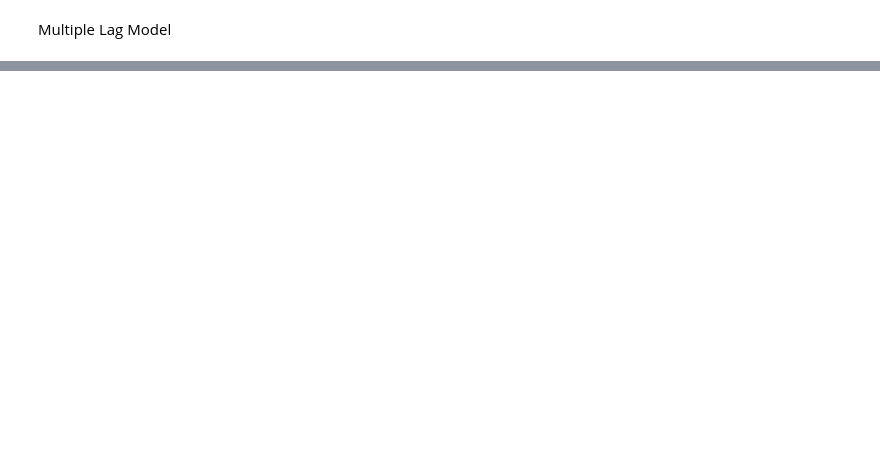
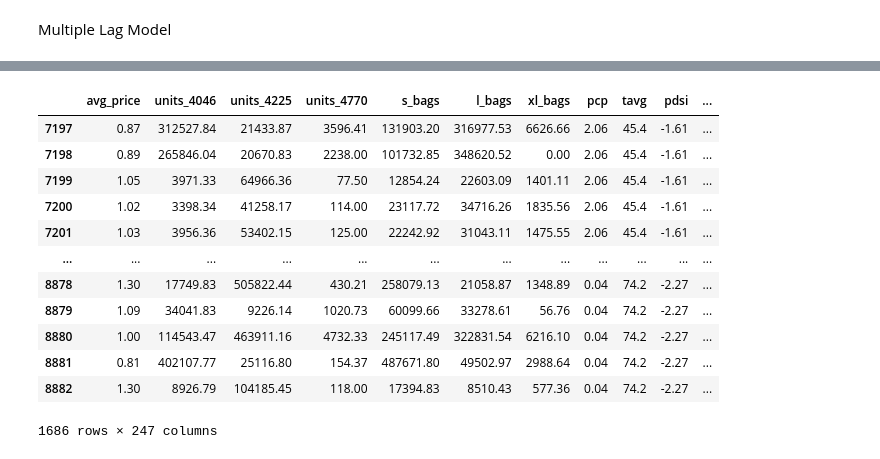
Before and after one commit to davidmcbee/Health_and_Avocados, a Jupyter notebook: LSTM_Multivariate_Prices_climate.ipynb, the cells around one changed output, grey strips where cells are left out. Saved outputs shown, nothing was run; the diff lists cells and outputs as text; code cells hidden in the pictures; blank space fills up the shorter version.

```diff
--- a/LSTM_Multivariate_Prices_climate.ipynb
+++ b/LSTM_Multivariate_Prices_climate.ipynb
@@ -526,0 +553,7 @@ print(inv_y.shape)
+# %%
+# read in data
+cleaned_df = pd.read_csv('lstm_cleaned_org_prices_clim.csv', header=0, index_col=0)
+cleaned_df = cleaned_df[['date', 'geography']]
+cleaned_df = pd.DataFrame(cleaned_df[7348:])
+#cleaned_df.reset_index(drop=True)
+cleaned_df
@@ -526,0 +593,17 @@ print(inv_y.shape)
+# %%
+xresults['date'] = cleaned_df['date']
+xresults
+# %% [output]
+|  | avg_price | units_4046 | units_4225 | units_4770 | s_bags | l_bags | xl_bags | pcp | tavg | pdsi | ... |
+| 7197 | 0.87 | 312527.84 | 21433.87 | 3596.41 | 131903.20 | 316977.53 | 6626.66 | 2.06 | 45.4 | -1.61 | ... |
+| 7198 | 0.89 | 265846.04 | 20670.83 | 2238.00 | 101732.85 | 348620.52 | 0.00 | 2.06 | 45.4 | -1.61 | ... |
+| 7199 | 1.05 | 3971.33 | 64966.36 | 77.50 | 12854.24 | 22603.09 | 1401.11 | 2.06 | 45.4 | -1.61 | ... |
+| 7200 | 1.02 | 3398.34 | 41258.17 | 114.00 | 23117.72 | 34716.26 | 1835.56 | 2.06 | 45.4 | -1.61 | ... |
+| 7201 | 1.03 | 3956.36 | 53402.15 | 125.00 | 22242.92 | 31043.11 | 1475.55 | 2.06 | 45.4 | -1.61 | ... |
+| ... | ... | ... | ... | ... | ... | ... | ... | ... | ... | ... | ... |
+| 8878 | 1.30 | 17749.83 | 505822.44 | 430.21 | 258079.13 | 21058.87 | 1348.89 | 0.04 | 74.2 | -2.27 | ... |
+| 8879 | 1.09 | 34041.83 | 9226.14 | 1020.73 | 60099.66 | 33278.61 | 56.76 | 0.04 | 74.2 | -2.27 | ... |
+| 8880 | 1.00 | 114543.47 | 463911.16 | 4732.33 | 245117.49 | 322831.54 | 6216.10 | 0.04 | 74.2 | -2.27 | ... |
+| 8881 | 0.81 | 402107.77 | 25116.80 | 154.37 | 487671.80 | 49502.97 | 2988.64 | 0.04 | 74.2 | -2.27 | ... |
+| 8882 | 1.30 | 8926.79 | 104185.45 | 118.00 | 17394.83 | 8510.43 | 577.36 | 0.04 | 74.2 | -2.27 | ... |
+1686 rows × 247 columns
```
Also changed, not shown: parts of 25 cells of this notebook, 14 other files.
